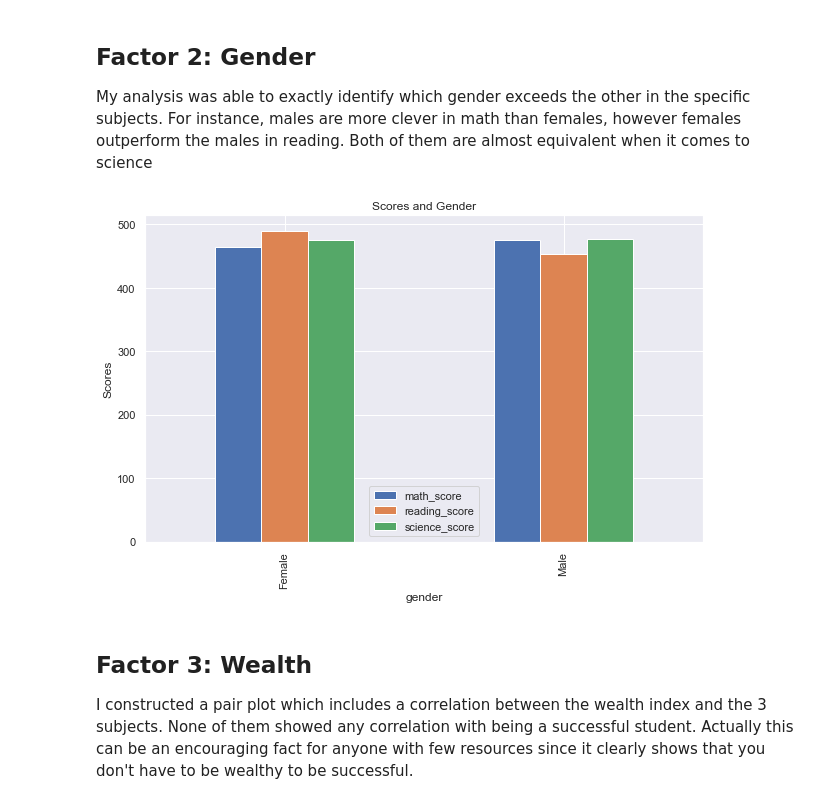
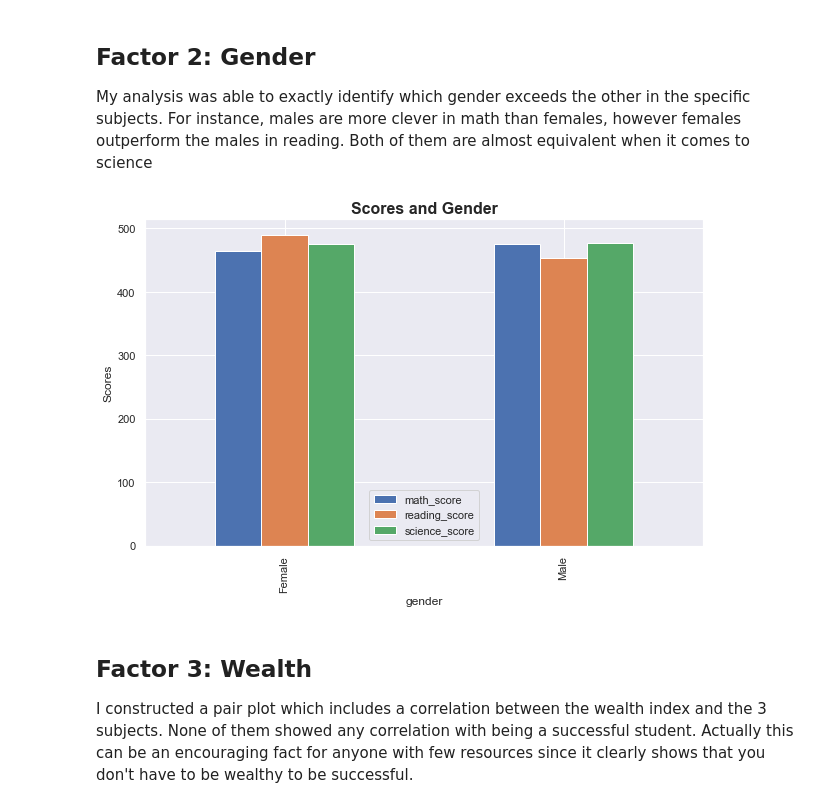
Before and after one commit to AmiraNoaman/Pisa2012DataAnalysis, a Jupyter notebook: slide_deck_template.ipynb, the cells around one changed output. Cells and saved outputs as stored; diff of their text form; code cells hidden in the pictures.

```diff
--- a/slide_deck_template.ipynb
+++ b/slide_deck_template.ipynb
@@ -86,10 +86,10 @@ My analysis was able to exactly identify which gender exceeds the other in the s
 # %%
 data = df.groupby('gender')[['math_score', 'reading_score', 'science_score']].mean()
 ax = data.plot.bar()
 plt.ylabel('Scores')
-plt.title('Scores and Gender');
+plt.title('Scores and Gender',fontsize=16,weight='bold');
 # %% [output]
-[figure, old version]
+[figure, new version]
 # %% [markdown]
 ## Factor 3: Wealth
 
```
Also changed, not shown: parts of 5 cells of this notebook.
